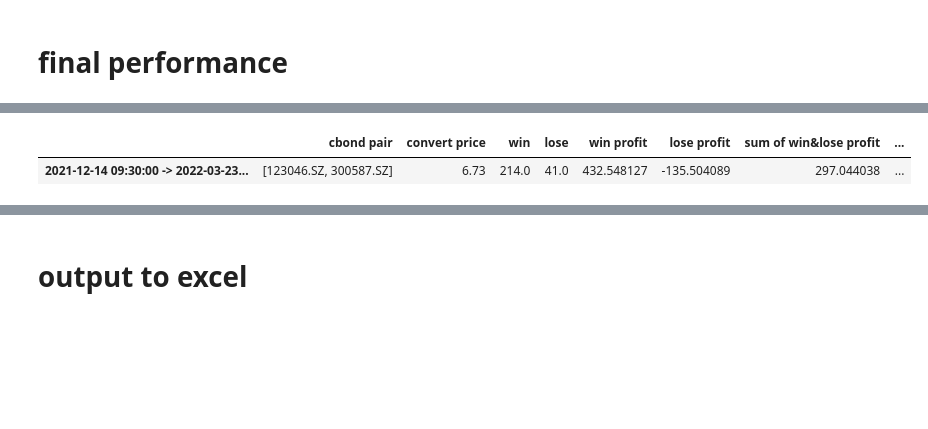
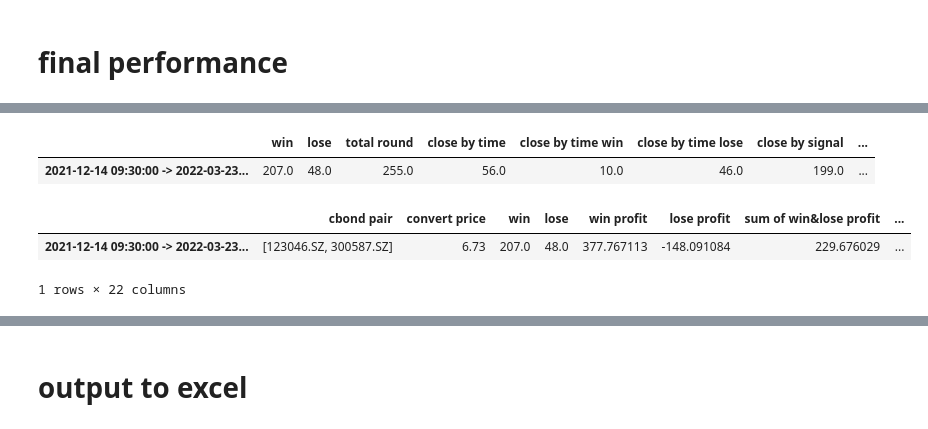
Before and after one commit to PXY11/cms, a Jupyter notebook: backtest_new_2_dev.ipynb, the cells around one changed output, grey strips where cells are left out. Cells and saved outputs as stored; diff of their text form; code cells hidden in the pictures; blank space fills up the shorter version.

```diff
--- a/backtest_new_2_dev.ipynb
+++ b/backtest_new_2_dev.ipynb
@@ -325,7 +332,12 @@ for i in range(len(df_signal)-1):
+# %%
+# df_trade.to_excel('tmp_trade.xlsx')
+# df_trade[df_trade['signal']=='00']
+df_trade['net value'] = df_trade['balance'] + df_trade['asset value']
+# df_trade
 # %%
-df_trade['net value'] = df_trade['balance'] + \
-                        df_trade['bond price']*df_trade['bond hold'] + \
-                        df_trade['stock price']*df_trade['stock hold'] - \
-                        df_trade['commission'] - \
-                        df_trade['tax']
-# df_trade
+# 错误的净值算法
+# df_trade['net value'] = df_trade['balance'] + \
+#                         df_trade['bond price']*df_trade['bond hold'] + \
+#                         df_trade['stock price']*df_trade['stock hold'] - \
+#                         df_trade['commission'] - \
+#                         df_trade['tax']
@@ -390,6 +405,7 @@ reverse rounds:  2
 # normal round stat
 # %%
 return_in_rounds = []
+tmp_lose_round= []
 win = 0
 lose = 0
 win_profit = 0
@@ -407,6 +423,7 @@ for i in rounds:
         win += 1
         win_profit += tmp_profit
     else:
+        tmp_lose_round.append(i)
         lose += 1
         lose_profit += tmp_profit
 print('win: ',win)
@@ -422,0 +442,7 @@ lose profit:  -132.26422323714704
+# %%
+print(len(tmp_lose_round))
+for i in range(len(tmp_lose_round)-1):
+    tmp_round = tmp_lose_round[i]
+    if tmp_round.index[-1].time() != time(15,0,0):
+        print(i)
+# tmp_lose_round[31]
@@ -641,21 +703,29 @@ close_by_signal_loss:  1
 # %%
 df_res = pd.DataFrame(data = [[np.nan]*20],
     columns=['cbond pair','convert price','win','lose','win profit','lose profit',
     'sum of win&lose profit','final net value','win rate',
     'profit ratio','trade days','total round','avg round in a day','return per round',
     'close by time','close by time win','close by time lose',
     'close by signal','close by signal win','close by signal lose'])
 
 tmp_idx = str(df_trade.index[1]) + ' -> ' + str(df_trade.index[-1])
 tmp_line = [cbond_pair,convert_price,win,lose,win_profit,lose_profit,
             win_profit+lose_profit,df_trade['net value'].values[-1],win_rate,
             profit_ratio,trade_days,total_round,round_per_day,return_per_round,
             close_by_time,close_by_time_win,close_by_time_lose,
             close_by_signal,close_by_signal_win,close_by_signal_lose]
 
 df_res.loc[tmp_idx,df_res.columns] = tmp_line
 df_res = df_res.dropna()
-df_res
+df_res['open threshold'] = open_threshold
+df_res['close threshold'] = close_threshold
+df_res[['win','lose','total round','close by time','close by time win','close by time lose','close by signal','close by signal win','close by signal lose','open threshold','close threshold','win rate']]
 # %% [output]
-|  | cbond pair | convert price | win | lose | win profit | lose profit | sum of win&lose profit | ... |
-| 2021-12-14 09:30:00 -> 2022-03-23... | [123046.SZ, 300587.SZ] | 6.73 | 214.0 | 41.0 | 432.548127 | -135.504089 | 297.044038 | ... |
+|  | win | lose | total round | close by time | close by time win | close by time lose | close by signal | ... |
+| 2021-12-14 09:30:00 -> 2022-03-23... | 207.0 | 48.0 | 255.0 | 56.0 | 10.0 | 46.0 | 199.0 | ... |
+# %%
+df_res
+# %% [output]
+|  | cbond pair | convert price | win | lose | win profit | lose profit | sum of win&lose profit | ... |
+| 2021-12-14 09:30:00 -> 2022-03-23... | [123046.SZ, 300587.SZ] | 6.73 | 207.0 | 48.0 | 377.767113 | -148.091084 | 229.676029 | ... |
+1 rows × 22 columns
```
Also changed, not shown: parts of 18 cells of this notebook, 6 other files.
